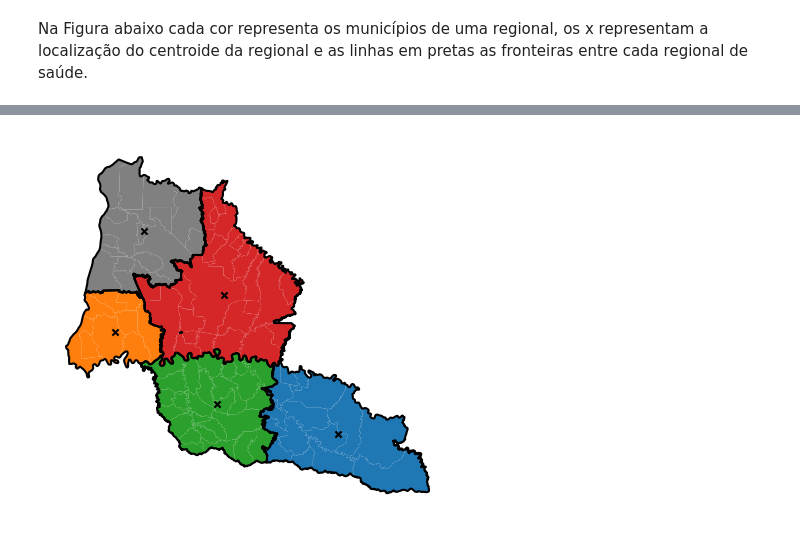
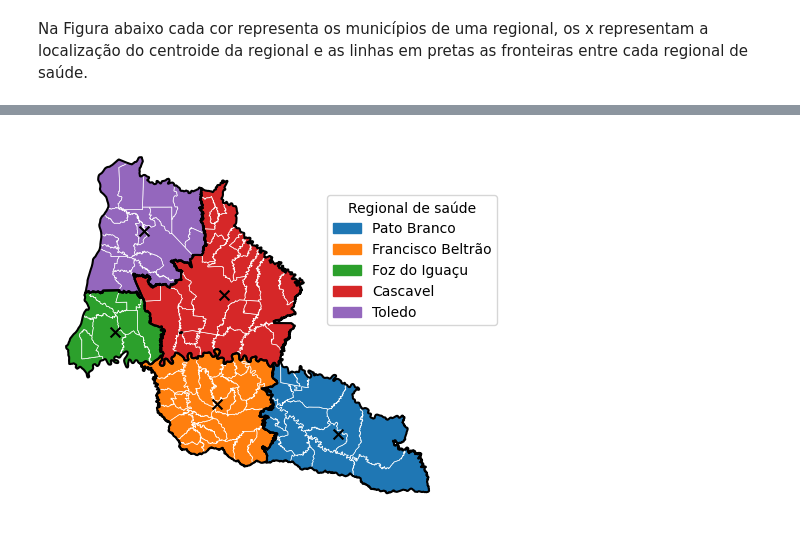
Before and after one commit to eduardocorrearaujo/filtragem_estocastica_dengue, a Jupyter notebook: data/organize_pop_and_dists.ipynb, the cells around one changed output, grey strips where cells are left out. Drawn from its saved outputs; the diff is of its cells as text; code cells hidden in the pictures.

```diff
--- a/data/organize_pop_and_dists.ipynb
+++ b/data/organize_pop_and_dists.ipynb
@@ -158,16 +178,33 @@ Na Figura abaixo cada cor representa os municípios de uma regional, os x repres
+# %%
+c_labels = {41007: 'Pato Branco',
+           41008: 'Francisco Beltrão',
+           41009: 'Foz do Iguaçu',
+           41010: 'Cascavel',
+           41020: 'Toledo'}
+# %%
+unique_categories = sorted(df['code_region'].unique())
+
+# Define colors manually, mapping each region to a color from tab10
+colors = plt.get_cmap('tab10').colors[:len(unique_categories)]
+color_map = dict(zip(unique_categories, colors))
 # %%
 _, ax = plt.subplots()
 
 df.boundary.plot(ax=ax,color = 'black')
 
-colors = ['tab:blue', 'tab:green', 'tab:orange', 'tab:red', 'gray']
-for reg, c in zip([41007, 41008, 41009, 41010, 41020], colors):
-    df_muni.loc[df_muni.id_regional == reg].plot(ax=ax, color = c)
+#colors = ['tab:blue', 'tab:green', 'tab:orange', 'tab:red', 'gray']
+for reg in [41007, 41008, 41009, 41010, 41020]:
+    df_muni.loc[df_muni.id_regional == reg].plot(ax=ax, color = color_map[reg], edgecolor='white', linewidth=0.5)
 
-ax.scatter(df['longitude'], df['latitude'], color = 'black', marker = 'x', s = 20)
+ax.scatter(df['longitude'], df['latitude'], color = 'black', marker = 'x', s = 50)
 
 ax.axis('off')
 
+# Manually add a legend
+patches = [mpatches.Patch(color=color_map[cat], label=c_labels[cat]) for cat in unique_categories]
+plt.legend(handles=patches, title='Regional de saúde', loc=(0.7,0.5))
+
+plt.savefig('../figures/mapa_regionais.png', dpi = 300, bbox_inches = 'tight')
 plt.show()
 # %% [output]
-[figure, old version]
+[figure, new version]
```
Also changed, not shown: parts of 3 cells of this notebook, 58 other files.
